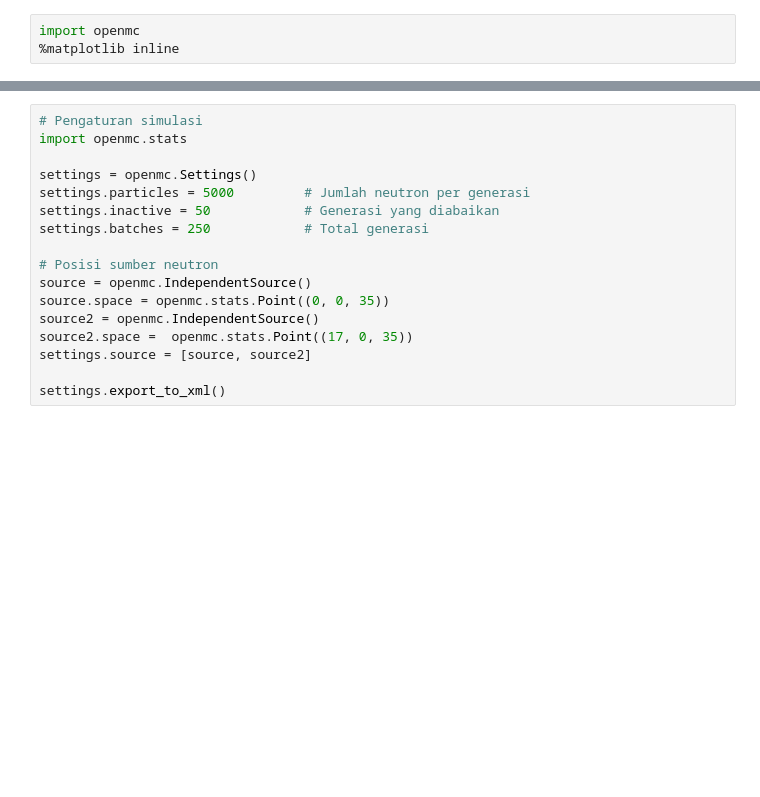
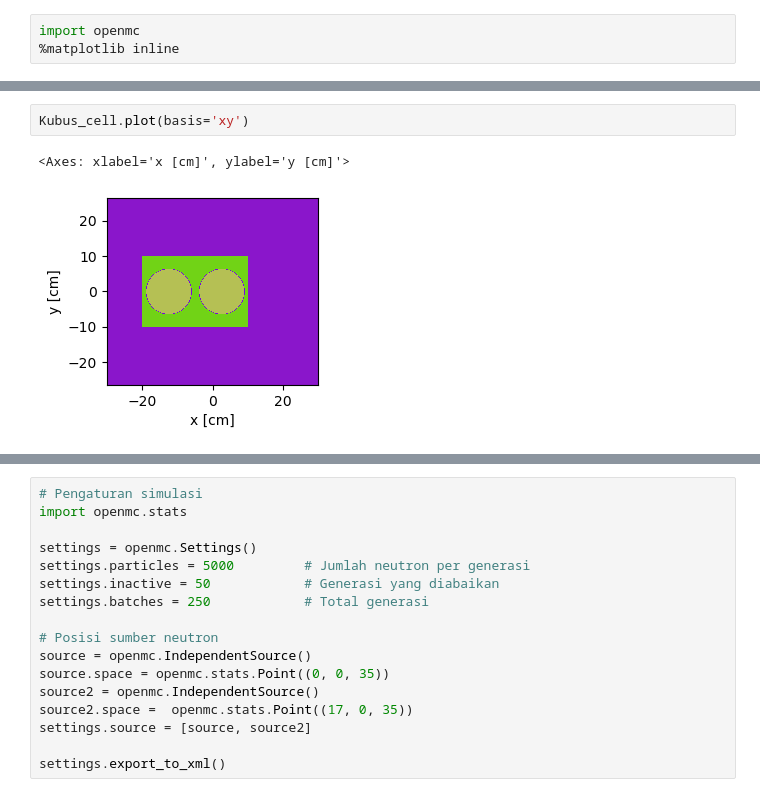
Before and after one commit to dhiyasalmas/openmc, a Jupyter notebook: Repeated_Structures.ipynb, the cells around one changed output, grey strips where cells are left out. Cells and saved outputs as stored; diff of their text form; blank space fills up the shorter version.

```diff
--- a/Repeated_Structures.ipynb
+++ b/Repeated_Structures.ipynb
@@ -79,3 +80,8 @@ kubus_universe = openmc.Universe(cells=[Kubus_cell])
 
 geom = openmc.Geometry(kubus_universe)
 geom.export_to_xml()
+# %%
+Kubus_cell.plot(basis='xy')
+# %% [output]
+<Axes: xlabel='x [cm]', ylabel='y [cm]'>
+[figure, added]
```
Also changed, not shown: parts of 5 cells of this notebook, 2 other files.
